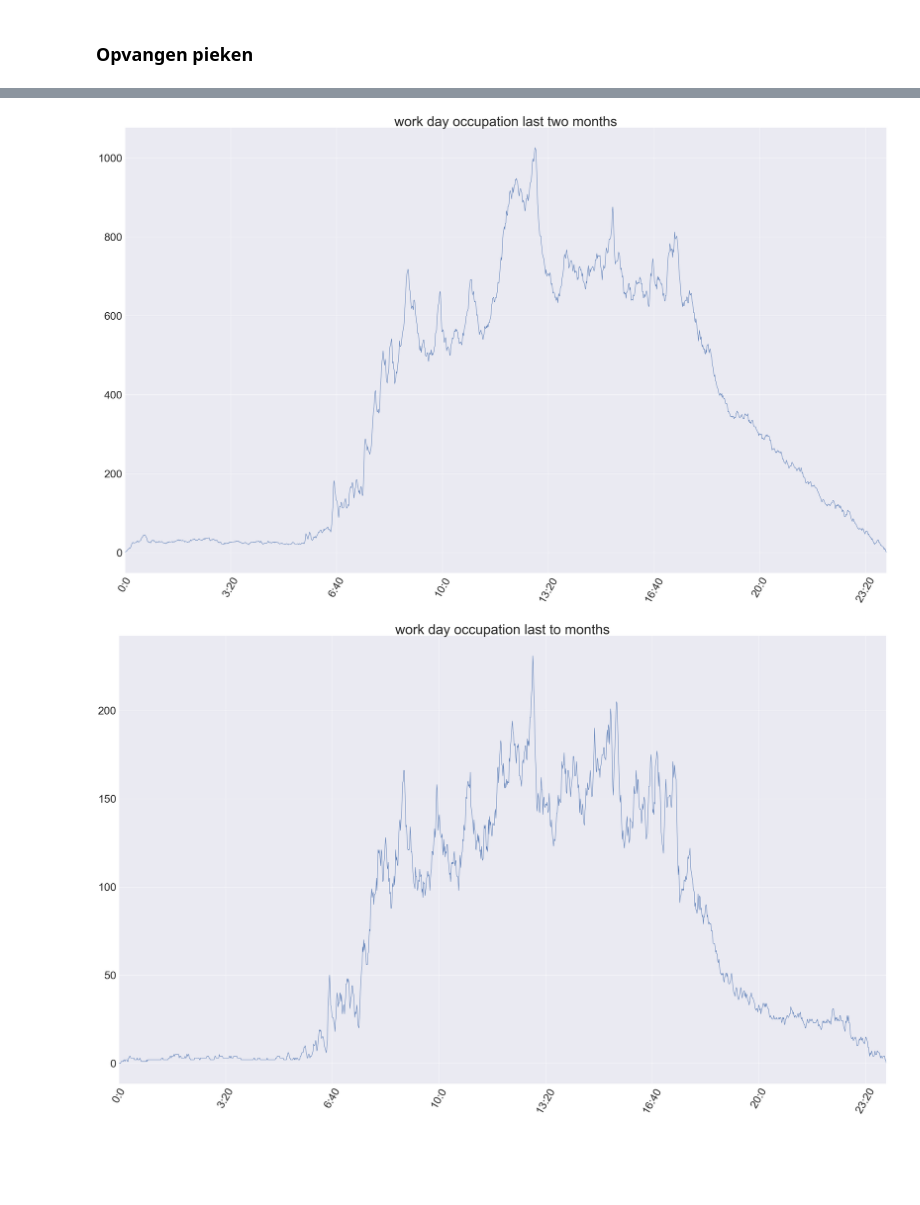
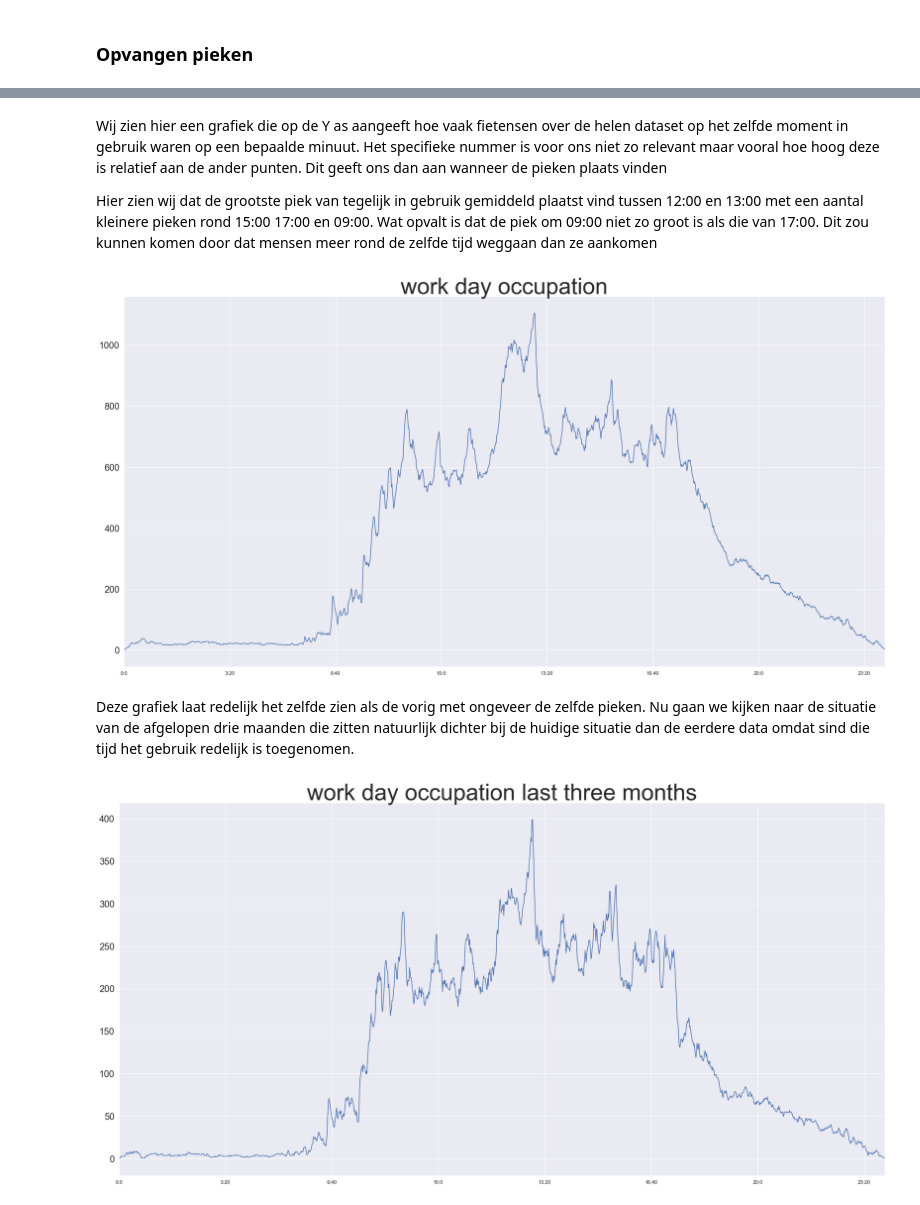
Before and after one commit to LucasVanWijk/Distributed-Processing-1, a Jupyter notebook: assignment_1/extended_analysis lucas.ipynb, the cells around one changed output, grey strips where cells are left out. Saved outputs shown, nothing was run; the diff lists cells and outputs as text; code cells hidden in the pictures; blank space fills up the shorter version.

```diff
--- a/assignment_1/extended_analysis lucas.ipynb
+++ b/assignment_1/extended_analysis lucas.ipynb
@@ -710,26 +495,22 @@ occupation_df['end_date'] = pd.to_datetime(df['end_time']).dt.date
 occupation_df['end_time'] = pd.to_datetime(df['end_time']).dt.time
 
 def calc_ussage(start_time,end_time):
-
-    #Generates a list of string represeenting every minute in the day.
-    #These are used to determin how many bikes have been rented at that minute
-    collum_names = ["{}:{}".format(minute // 60, minute % 60) for minute in range(0,1440)]
-
     #Checks how many bike have been rented at every minute of the day
     list_of_mask = []
-    for i in collum_names:
+    colum_names = ["{}:{}".format(minute // 60, minute % 60) for minute in range(0,1440)]
+    for i in colum_names:
         time = pd.to_datetime(i, format='%H:%M').time()
         a = (time > start_time) & (time < end_time)
         list_of_mask.append(a)
 
     oc_df = pd.concat(list_of_mask, axis=1)
-    oc_df.columns = collum_names
+    oc_df.columns = colum_names
     return oc_df.sum()
 
 def plot_ussage(title_string,ussage):
-    ussage.plot(figsize=(50,30))
-    plt.xticks(fontsize=40, rotation=60)
-    plt.yticks(fontsize=40)
+    ussage.plot(figsize=(30,15))
+    #plt.xticks(pd.Series.tolist(ussage), colum_names[::15], rotation='vertical')
+    plt.yticks(fontsize=20)
     plt.title(title_string, fontsize=50)
     plt.show()
 
@@ -740,23 +521,23 @@ plot_ussage("Total daily occupation",ussage)
+# %% [markdown]
+Wij zien hier een grafiek die op de Y as aangeeft hoe vaak fietensen over de helen dataset op het zelfde moment in gebruik waren op een bepaalde minuut. Het specifieke nummer is voor ons niet zo relevant maar vooral hoe hoog deze  is relatief aan de ander punten. Dit geeft ons dan aan wanneer de pieken plaats vinden
+
+
+Hier zien wij dat de grootste piek van tegelijk in gebruik gemiddeld plaatst vind tussen 12:00 en 13:00 met een aantal kleinere pieken rond 15:00 17:00 en 09:00. Wat opvalt is dat de piek om 09:00 niet zo groot is als die van 17:00. Dit zou kunnen komen door dat mensen meer rond de zelfde tijd weggaan dan ze aankomen
 # %%
-workdays = df.copy()
-ammount_of_workdays = np.count_nonzero(df_day["weekday"].astype('int') < 5)
-
-
-workdays['start_time'] = pd.to_datetime(workdays['start_time'], format="%Y-%m-%d")
-workdays['weekday'] = workdays.start_time.dt.weekday.astype('int')
-workdays['start_date'] = pd.to_datetime(workdays['start_time']).dt.date
-workdays['start_time'] = pd.to_datetime(workdays['start_time']).dt.time
-workdays['end_time'] = pd.to_datetime(workdays['end_time']).dt.time
+workdays = occupation_df.copy()
+workdays['weekday'] = pd.to_datetime(df['start_time'], format="%Y-%m-%d").dt.weekday.astype('int')
+workdays['date'] = pd.to_datetime(df['date'], format="%Y-%m-%d")
+workdays = workdays.loc[(workdays['weekday'] < 5)]
 
 ussage = calc_ussage(workdays['start_time'],workdays['end_time'])
 plot_ussage("work day occupation",ussage)
 # %% [output]
-[figure, old version]
+[figure, new version]
+# %% [markdown]
+Deze grafiek laat redelijk het zelfde zien als de vorig met ongeveer de zelfde pieken. Nu gaan we kijken naar de situatie van de afgelopen drie maanden die zitten natuurlijk dichter bij de huidige situatie dan de eerdere data omdat sind die tijd het gebruik redelijk is toegenomen.
 # %%
-workdays = workdays.loc[(workdays['start_date'] > pd.to_datetime('2019-10-01'))]
-ammount_of_workdays = np.count_nonzero(df_day["weekday"].astype('int') < 5)
-
-ussage = calc_ussage(workdays['start_time'],workdays['end_time'])
-plot_ussage("work day occupation last to months",ussage)
+workdays_last_three_months = workdays.loc[(workdays['start_date'] > pd.to_datetime('2019-9-01'))]
+ussage = calc_ussage(workdays_last_three_months['start_time'],workdays_last_three_months['end_time'])
+plot_ussage("work day occupation last three months",ussage)
 # %% [output]
-[figure, old version]
+[figure, new version]
```
Also changed, not shown: parts of 39 cells of this notebook.
